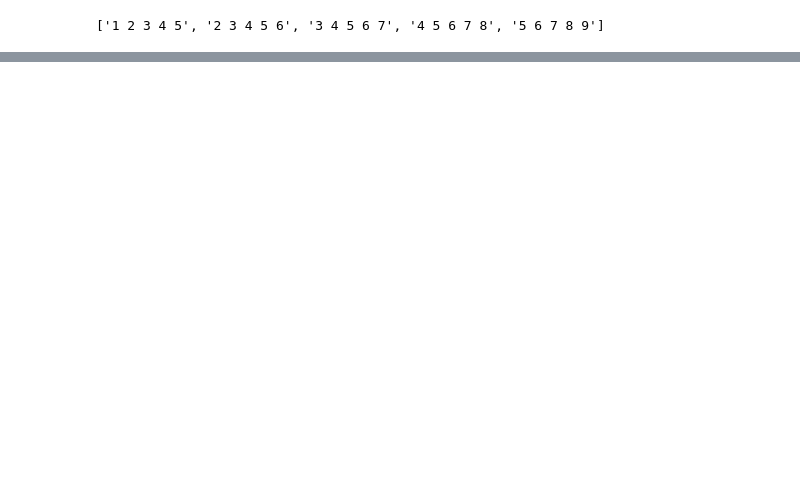
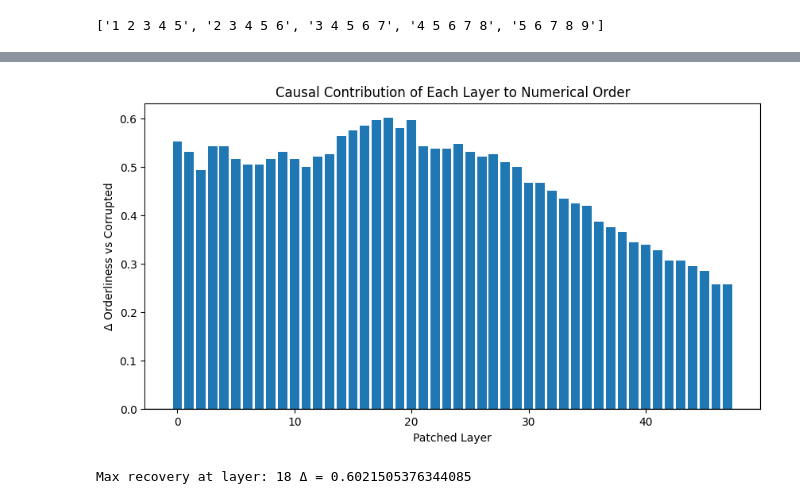
Before and after one commit to Hindolch/ICLR-2026, a Jupyter notebook: exp.ipynb, the cells around one changed output, grey strips where cells are left out. Cells and saved outputs as stored; diff of their text form; code cells hidden in the pictures; blank space fills up the shorter version.

```diff
--- a/exp.ipynb
+++ b/exp.ipynb
@@ -727,0 +1041,29 @@ OutOfMemoryError: CUDA out of memory. Tried to allocate 2.00 MiB. GPU 0 has a to
+# %%
+patched_orderness = []
+
+for layer in range(model.cfg.n_layers):
+    patched_resid.clear()
+
+    model.run_with_hooks(
+        corrupted_numbers,
+        return_type=None,
+        fwd_hooks=[
+            (
+                f"blocks.{layer}.hook_resid_post",
+                partial(
+                    patch_and_save_resid,
+                    layer=layer,
+                    clean_act=clean_resid_by_layer[layer]
+                )
+            )
+        ]
+    )
+
+    emb = patched_resid[layer][:, 1, :].numpy()
+    labels = list(range(1, emb.shape[0] + 1))
+
+    patched_orderness.append(
+        nearest_neighbor_analysis(emb, labels)
+    )
+
+    t.cuda.empty_cache()
@@ -727,0 +1118,22 @@ OutOfMemoryError: CUDA out of memory. Tried to allocate 2.00 MiB. GPU 0 has a to
+# %%
+delta = np.array(patched_orderness) - np.array(corrupted_orderness)
+
+plt.figure(figsize=(10, 5))
+plt.bar(range(len(delta)), delta)
+plt.axhline(0, color="black", linewidth=1)
+
+plt.xlabel("Patched Layer")
+plt.ylabel("Δ Orderliness vs Corrupted")
+plt.title("Causal Contribution of Each Layer to Numerical Order")
+
+plt.show()
+# %% [output]
+[figure, added]
+# %%
+print(
+    "Max recovery at layer:",
+    np.argmax(delta),
+    "Δ =", delta.max()
+)
+# %% [output]
+Max recovery at layer: 18 Δ = 0.6021505376344085
```
Also changed, not shown: parts of 22 cells of this notebook.
